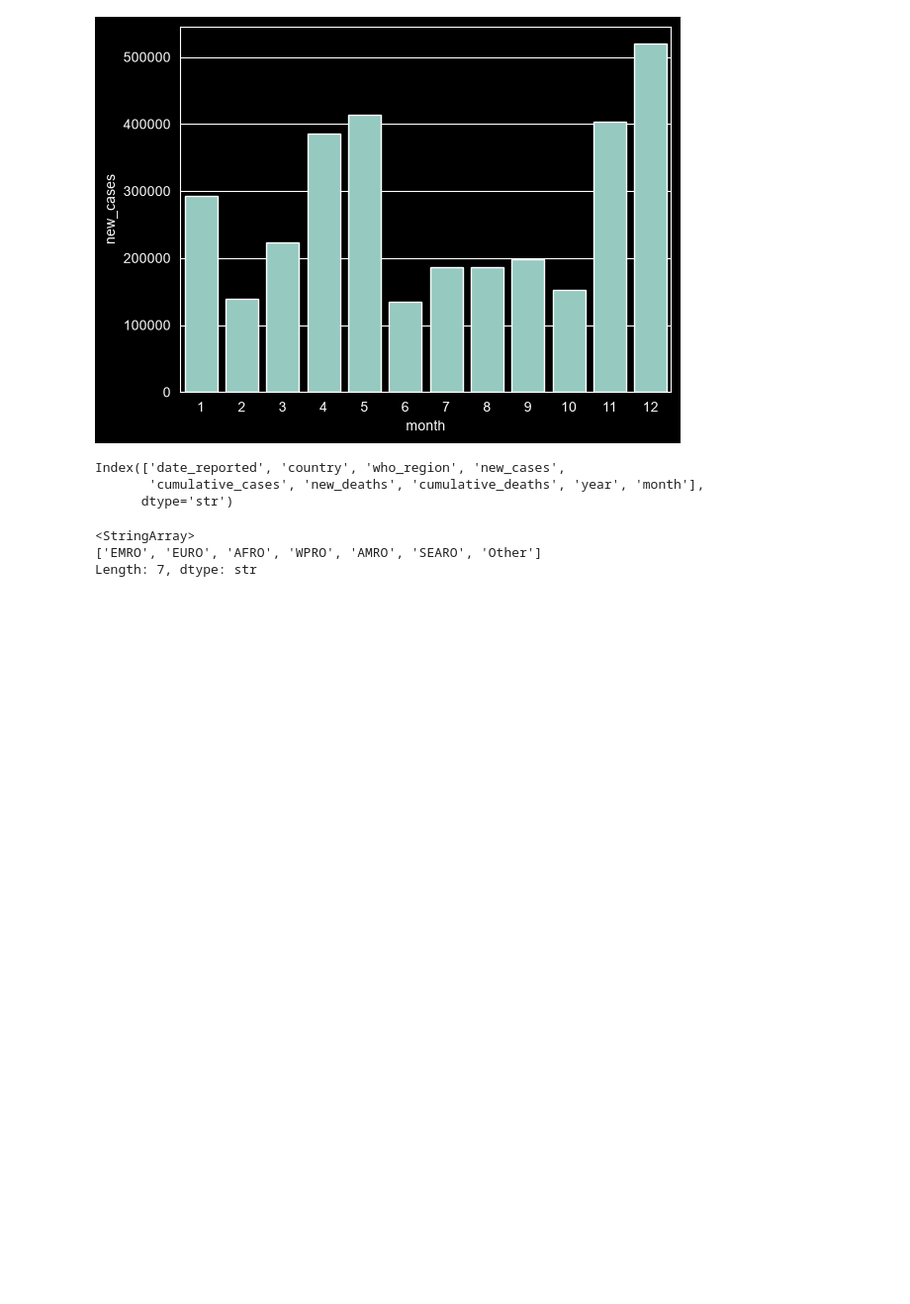
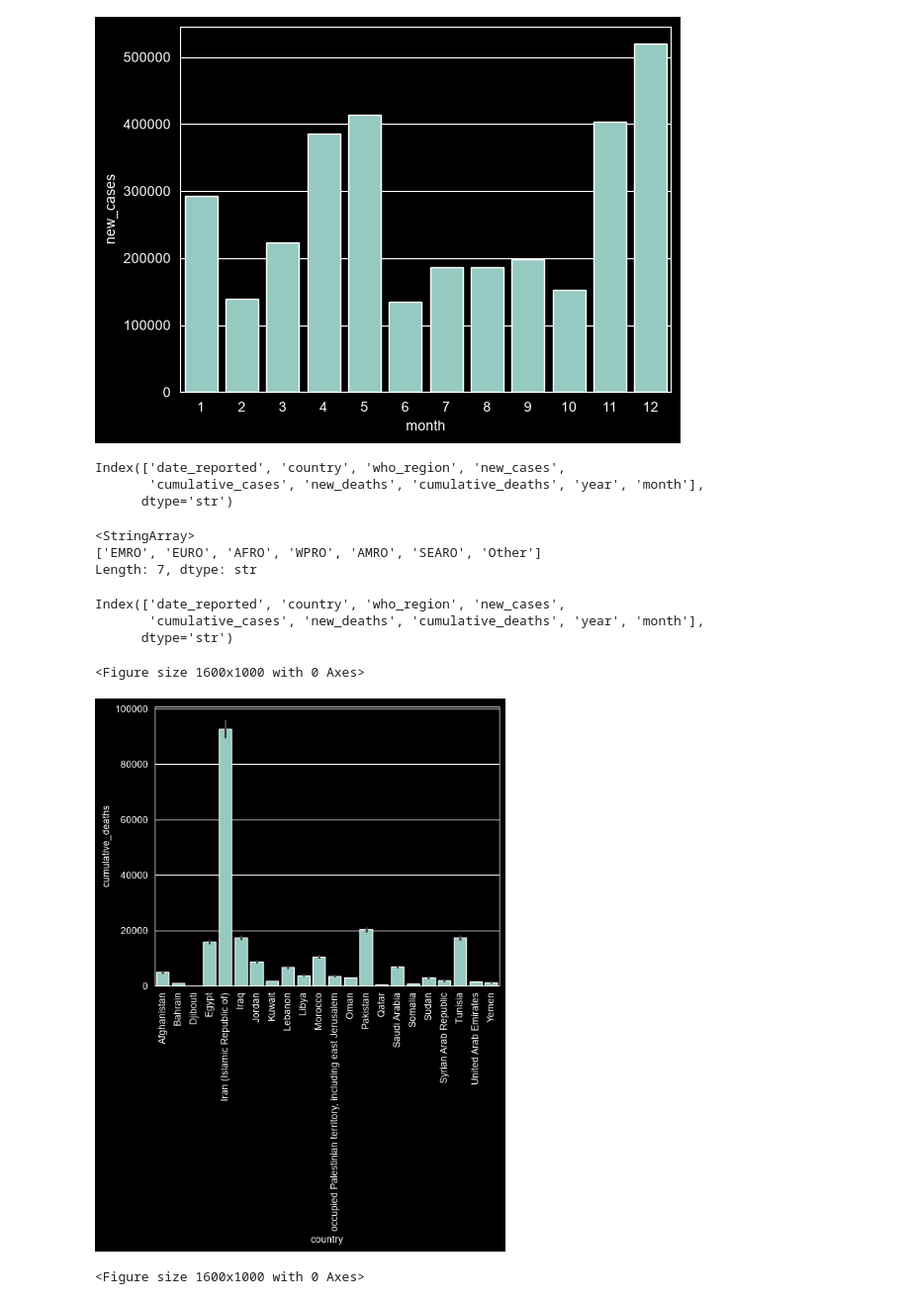
Before and after one commit to shea3booo/Covid-19-EDA, a Jupyter notebook: Covid_19.ipynb, the cells around one changed output. Shown at 99% size. Cells and saved outputs as stored; diff of their text form; code cells hidden in the pictures; blank space fills up the shorter version.

```diff
--- a/Covid_19.ipynb
+++ b/Covid_19.ipynb
@@ -344,3 +344,18 @@ df.who_region.unique()
 <StringArray>
 ['EMRO', 'EURO', 'AFRO', 'WPRO', 'AMRO', 'SEARO', 'Other']
 Length: 7, dtype: str
+# %%
+df.columns
+# %% [output]
+Index(['date_reported', 'country', 'who_region', 'new_cases',
+       'cumulative_cases', 'new_deaths', 'cumulative_deaths', 'year', 'month'],
+      dtype='str')
+# %%
+sns.barplot(data=df[df.who_region == 'EMRO'] , x = 'country'  , y = 'cumulative_deaths')
+plt.tight_layout()
+plt.xticks(rotation=90)
+plt.figure(figsize=(16,10))
+# %% [output]
+<Figure size 1600x1000 with 0 Axes>
+[figure, added]
+<Figure size 1600x1000 with 0 Axes>
```
Also changed, not shown: parts of 3 cells of this notebook.
